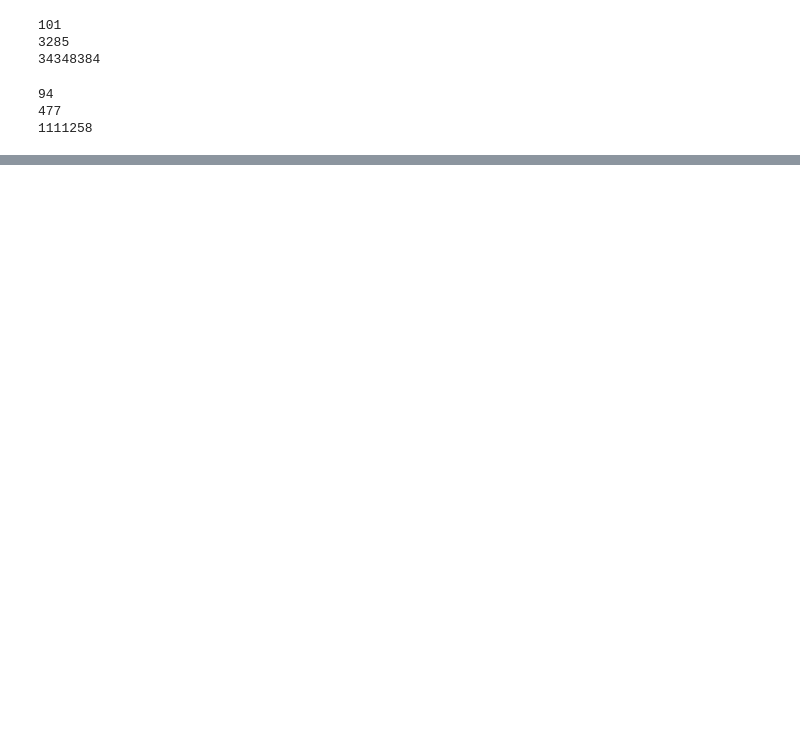
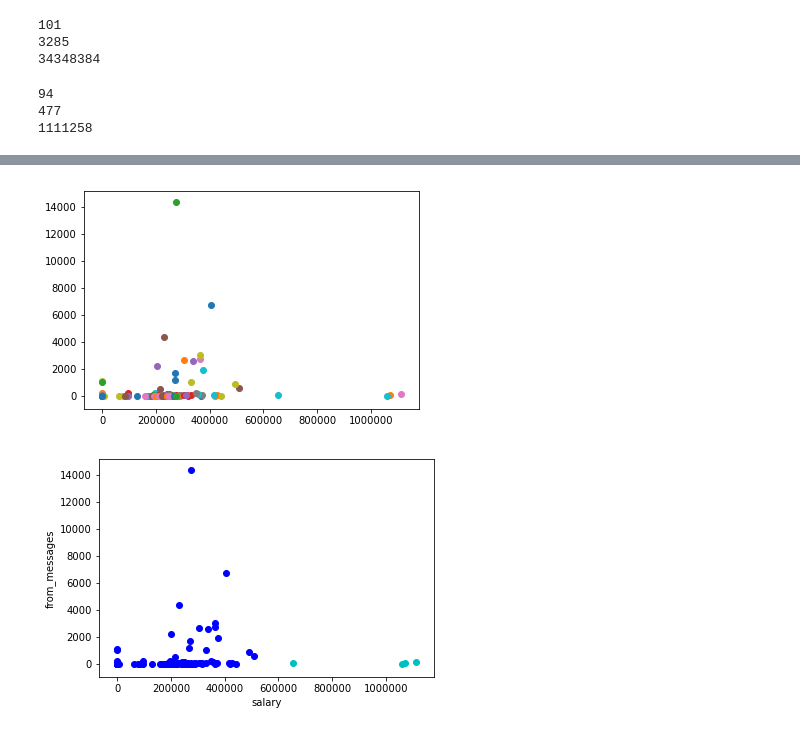
Before and after one commit to nmeliasp/Machine-Learning, a Jupyter notebook: ML - Datasets and Questions - Enron Dataset.ipynb, the cells around one changed output, grey strips where cells are left out. Saved outputs shown, nothing was run; the diff lists cells and outputs as text; code cells hidden in the pictures; blank space fills up the shorter version.

Commit message:
Feature Scaling

```diff
--- a/ML - Datasets and Questions - Enron Dataset.ipynb
+++ b/ML - Datasets and Questions - Enron Dataset.ipynb
@@ -889,0 +1075,71 @@ print max(salaries)
+# %%
+# When to Deploy Feature Scaling - No feature scaling
+# k_means_cluster.py
+#!/usr/bin/python
+
+"""
+    Skeleton code for k-means clustering mini-project.
+"""
+import pickle
+import numpy
+import matplotlib.pyplot as plt
+import sys
+from feature_format import featureFormat, targetFeatureSplit
+
+
+
+
+
+
+### load in the dict of dicts containing all the data on each person in the dataset
+data_dict = pickle.load( open("final_project_dataset.pkl", "r") )
+### there's an outlier--remove it!
+data_dict.pop("TOTAL", 0)
+
+
+### the input features we want to use
+### can be any key in the person-level dictionary (salary, director_fees, etc.)
+feature_1 = "salary"
+feature_2 = "from_messages"
+poi  = "poi"
+features_list = [poi, feature_1, feature_2]
+data = featureFormat(data_dict, features_list )
+poi, finance_features = targetFeatureSplit( data )
+
+
+from sklearn.preprocessing import MinMaxScaler
+
+new_finance_features = np.array(finance_features) +0.
+
+scaler = MinMaxScaler()
+rescaled_features = scaler.fit_transform(finance_features)
+
+
+### in the "clustering with 3 features" part of the mini-project,
+### you'll want to change this line to
+### for f1, f2, _ in finance_features:
+### (as it's currently written, the line below assumes 2 features)
+for f1, f2 in finance_features:
+    plt.scatter( f1, f2 )
+plt.show()
+
+### cluster here; create predictions of the cluster labels
+### for the data and store them to a list called pred
+from sklearn.cluster import KMeans
+kmeans = KMeans(n_clusters=2, random_state=0)
+kmeans.fit(finance_features)
+pred = kmeans.predict(finance_features)
+
+
+
+
+
+### rename the "name" parameter when you change the number of features
+### so that the figure gets saved to a different file
+try:
+    Draw(pred, finance_features, poi, mark_poi=False, name="clusters4.jpg", f1_name=feature_1, f2_name=feature_2)
+except NameError:
+    print "no predictions object named pred found, no clusters to plot"
+# %% [output]
+[figure, added]
+[figure, added]
```
Also changed, not shown: parts of 9 cells of this notebook.
